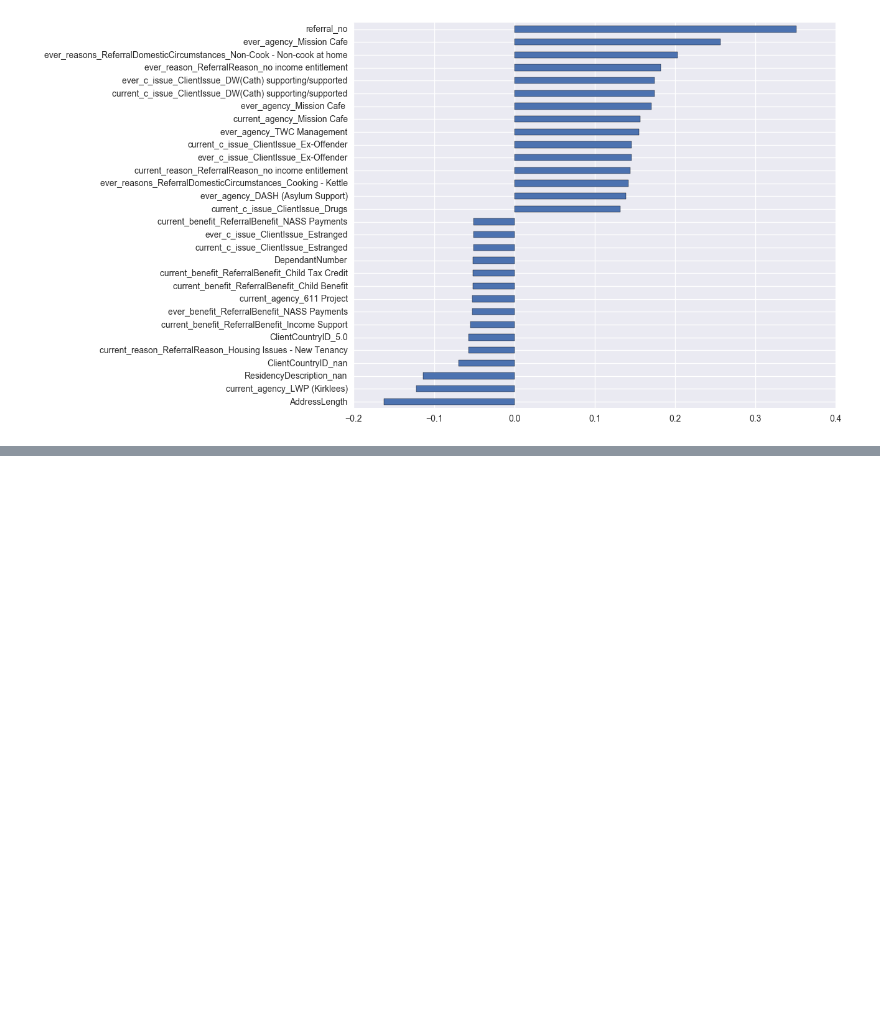
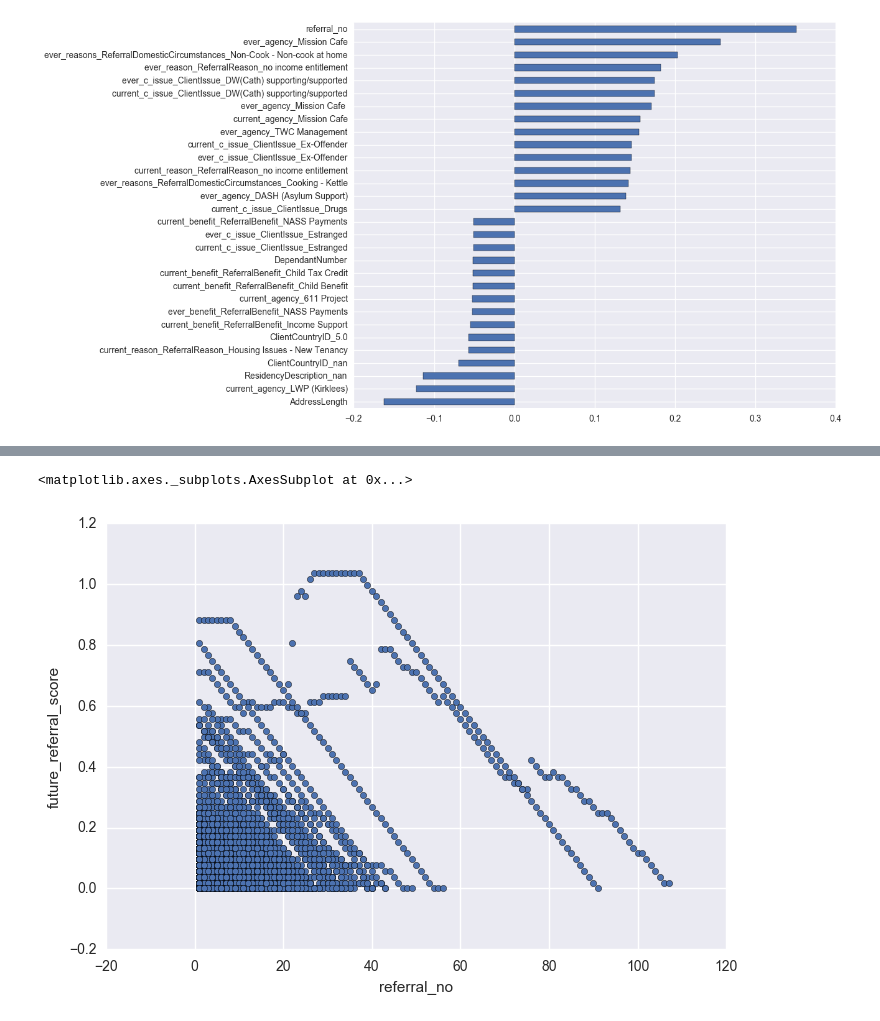
Before and after one commit to DataKind-UK/Welcome-Centre-DataCorps-Code, a Jupyter notebook: notebooks/steering_committee2_graphs.ipynb, the cells around one changed output, grey strips where cells are left out. Saved outputs shown, nothing was run; the diff lists cells and outputs as text; code cells hidden in the pictures; blank space fills up the shorter version.

```diff
--- a/notebooks/steering_committee2_graphs.ipynb
+++ b/notebooks/steering_committee2_graphs.ipynb
@@ -104,0 +146,5 @@ pd.concat([correlations.head(15), correlations.tail(15)]).plot(kind='barh', figs
+# %%
+referrals.plot(kind='scatter', x='referral_no', y='future_referral_score')
+# %% [output]
+<matplotlib.axes._subplots.AxesSubplot at 0x...>
+[figure, added]
```
Also changed, not shown: parts of 2 cells of this notebook, 3 other files.
